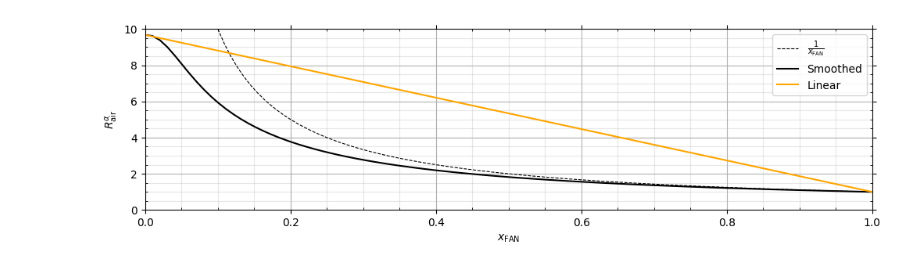
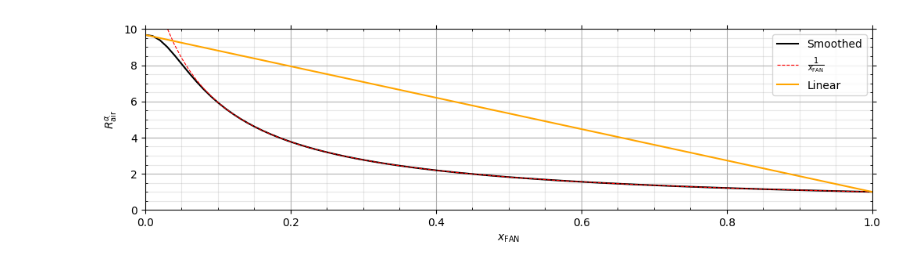
Before and after one commit to Jackmastro/Semester_Project, a Jupyter notebook: src/data/fan/fan_fitting.ipynb, the cells around one changed output. Cells and saved outputs as stored; diff of their text form; code cells hidden in the pictures.

Commit message:
fan plot for report

```diff
--- a/src/data/fan/fan_fitting.ipynb
+++ b/src/data/fan/fan_fitting.ipynb
@@ -13,7 +13,10 @@ k = 45
 y_int = y_min + (1/a + b - y_min) * 0.5
 y_1 = y_min + (1/(1+a) + b - y_min) / (1 + np.exp(-k))
 
-# Define the function with smooth transition
+# Define the functions
+def inverse_function(x):
+    return 1 / (x + a) + b
+
 def smooth_function(x):
     return y_min + (1 / (x + a) + b - y_min) / (1 + np.exp(-k * x))
 
@@ -27,36 +30,35 @@ def linear_smooth_function(x):
 
 # Generate x values and compute y values for the function
 x_values = np.linspace(0, 1, 100)
-x_values2 = np.linspace(0.1, 1, 100)
+x_values2 = np.linspace(0.01, 1, 100)
 y_values = smooth_function(x_values)
 y_lin_values = linear_smooth_function(x_values)
 
 # Plot the function
 plt.figure(figsize=(12, 3))
-plt.plot(x_values2, 1/x_values2, c='black', label=r'$\frac{1}{x_\mathrm{FAN}}$', linestyle='--', linewidth=0.8)
 plt.plot(x_values, y_values, c='black', label='Smoothed')
+plt.plot(x_values2, inverse_function(x_values2), c='red', label=r'$\frac{1}{x_\mathrm{FAN}}$', linestyle='--', linewidth=0.8)
 plt.plot(x_values, y_lin_values, c='orange', label='Linear')
 plt.xlabel(r'$x_\mathrm{FAN}$')
 plt.ylabel(r'$R_\mathrm{air}^\alpha$')
 plt.xlim(0, 1)
 plt.ylim(0, 10)
 
 # Add gridlines and minor ticks
 ax = plt.gca()  # Get the current axis
 ax.xaxis.set_minor_locator(ticker.AutoMinorLocator())
 ax.yaxis.set_minor_locator(ticker.AutoMinorLocator())
 ax.grid(which='both')
 ax.grid(which='minor', alpha=0.3)
 ax.tick_params(axis='x', which='minor', direction='in', top=True)
 ax.tick_params(axis='y', which='minor', direction='in', left=True, right=True)
 ax.tick_params(axis='x', which='major', top=True)
 ax.tick_params(axis='y', which='major', left=True, right=True)
 
 plt.legend()
-# Save PDF of the plot before showing it
 plt.savefig('fan_fitting.pdf', bbox_inches='tight')
 plt.show()
 # %% [output]
-[figure, old version]
+[figure, new version]
 # %%
 # Save coefficients
```
Also changed, not shown: parts of 1 cell of this notebook, 4 other files.
